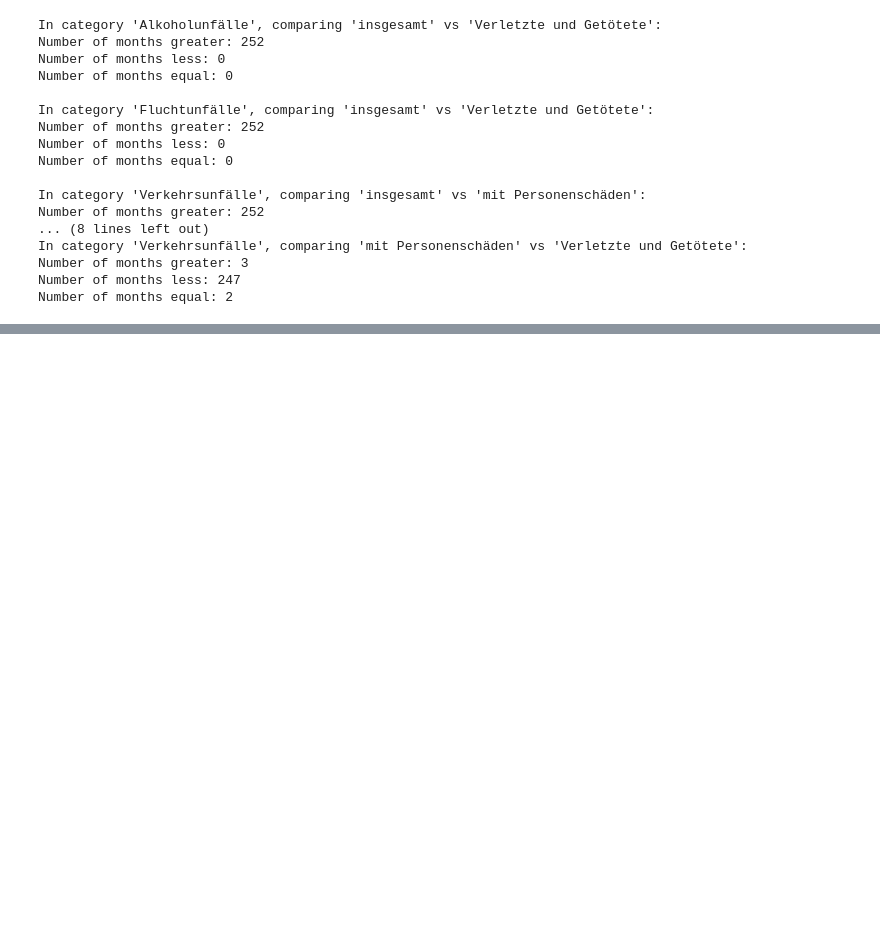
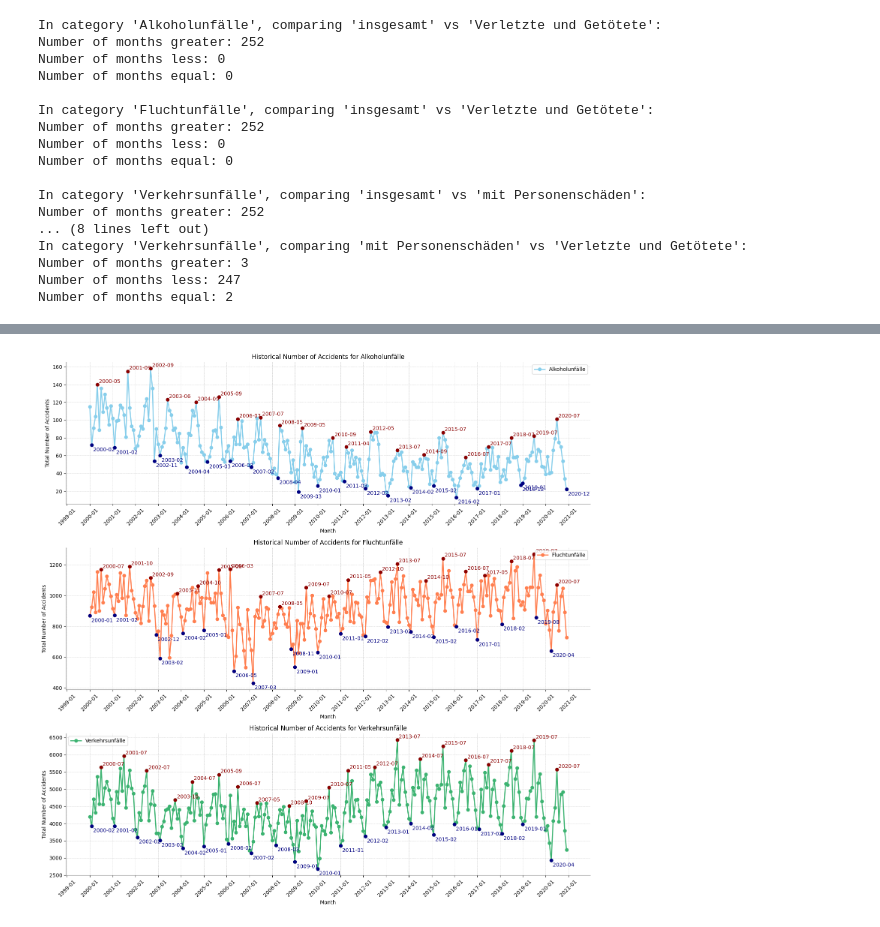
Before and after one commit to HorusLiang/dps-ai-project, a Jupyter notebook: 1_Data_Check.ipynb, the cells around one changed output, grey strips where cells are left out. Saved outputs shown, nothing was run; the diff lists cells and outputs as text; code cells hidden in the pictures; blank space fills up the shorter version.

Commit message:
accident(each category) visualisation

```diff
--- a/1_Data_Check.ipynb
+++ b/1_Data_Check.ipynb
@@ -216,3 +217,41 @@ styled_df
 | Verkehrsunfälle Verletzte und Get... | 0.616973 | 0.528615 | 0.822223 | 0.601735 | ... |
 | Verkehrsunfälle insgesamt | 0.129395 | 0.105136 | 0.560023 | 0.858565 | ... |
 | Verkehrsunfälle mit Personenschäden | 0.602501 | 0.491359 | 0.815691 | 0.602286 | ... |
+# %%
+# Historical Accident Data Visualization
+df_copy = df.copy()
+df_copy['Month'] = pd.to_datetime(df_copy['Month'], format='%Y%m', errors='coerce')
+monthly_category_sum = df_copy.groupby(['Month', 'Category'])['Value'].sum().unstack()
+
+colors = ['skyblue', 'coral', 'mediumseagreen']
+fig, axes = plt.subplots(nrows=len(monthly_category_sum.columns), ncols=1, figsize=(15, 5 * len(monthly_category_sum.columns)))
+
+for ax, category, color in zip(axes, monthly_category_sum.columns, colors):
+    monthly_data = monthly_category_sum[category]
+    ax.plot(monthly_data.index, monthly_data, marker='o', label=category, color=color, linewidth=2)
+
+    yearly_data = monthly_data.resample('Y').agg(['idxmax', 'max', 'idxmin', 'min'])
+    for idx, row in yearly_data.iterrows():
+        ax.scatter(row['idxmax'], row['max'], color='darkred', zorder=5)
+        ax.annotate(row['idxmax'].strftime("%Y-%m"), xy=(row['idxmax'], row['max']), xytext=(3, 3), textcoords='offset points', color='darkred')
+
+        ax.scatter(row['idxmin'], row['min'], color='navy', zorder=5)
+        ax.annotate(row['idxmin'].strftime("%Y-%m"), xy=(row['idxmin'], row['min']), xytext=(3, -12), textcoords='offset points', color='navy')
+
+    ax.xaxis.set_major_formatter(mdates.DateFormatter('%Y-%m'))
+    ax.xaxis.set_major_locator(mdates.YearLocator())
+    ax.set_xlabel('Month')
+    ax.set_ylabel('Total Number of Accidents')
+    ax.set_title(f'Historical Number of Accidents for {category}')
+    ax.legend()
+    ax.grid(True, linestyle='--', linewidth=0.5, alpha=0.7)
+    ax.tick_params(axis='x', rotation=45)
+    ax.spines['top'].set_visible(False)
+    ax.spines['right'].set_visible(False)
+    ax.spines['left'].set_color('grey')
+    ax.spines['bottom'].set_color('grey')
+
+plt.tight_layout()
+plt.show()
+# %% [output]
+[figure, added]
```
Also changed, not shown: parts of 1 cell of this notebook.
